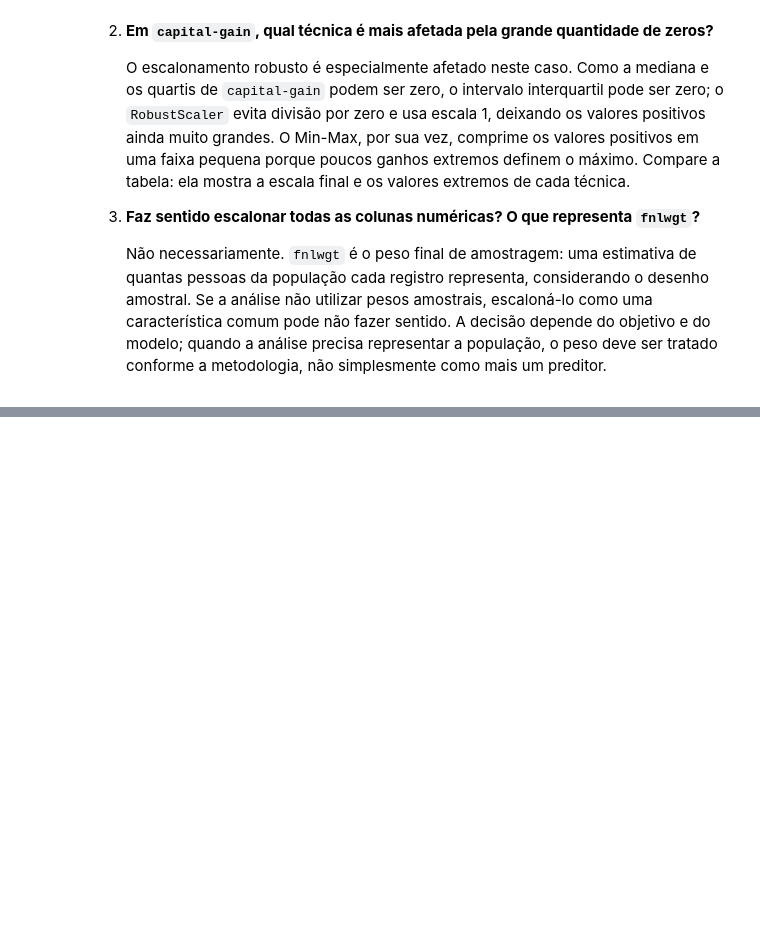
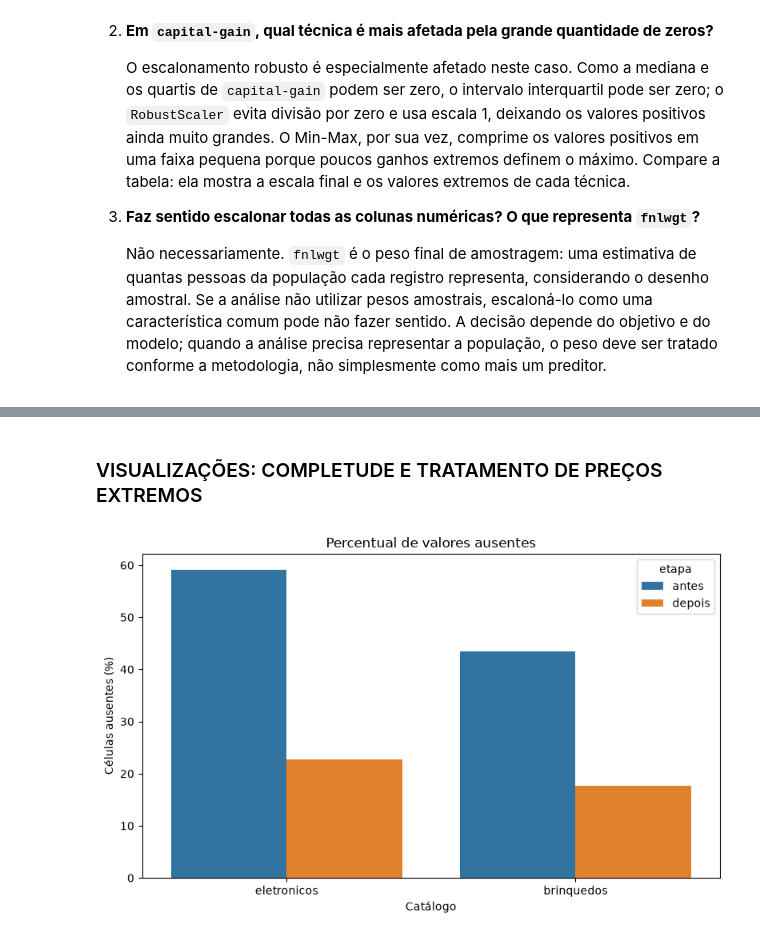
Before and after one commit to Roger-dev-eng/UNIFSA, a Jupyter notebook: Ciência de dados/notebook/Análise Exploratória e Preparação de Dados.ipynb, the cells around one changed output, grey strips where cells are left out. Cells and saved outputs as stored; diff of their text form; code cells hidden in the pictures; blank space fills up the shorter version.

```diff
--- a/Ciência de dados/notebook/Análise Exploratória e Preparação de Dados.ipynb
+++ b/Ciência de dados/notebook/Análise Exploratória e Preparação de Dados.ipynb
@@ -585,0 +855,10 @@ resumo_extremos
+# %%
+arquivos = {
+    "eletronicos": "../data/us-shein-electronics-4395.csv",
+    "brinquedos": "../data/us-shein-toys_and_games-3577.csv"
+}
+dados_brutos = {
+    nome: pd.read_csv(caminho, dtype="string")
+    for nome, caminho in arquivos.items()
+}
+{nome: df.shape for nome, df in dados_brutos.items()}
@@ -585,0 +1015,6 @@ resumo_extremos
+# %%
+dados_limpos = {
+    nome: limpar_catalogo(df, nome)
+    for nome, df in dados_brutos.items()
+}
+{nome: df.shape for nome, df in dados_limpos.items()}
@@ -585,0 +1025,19 @@ resumo_extremos
+# %%
+def indicadores_qualidade(df, nome, etapa):
+    total_celulas = df.shape[0] * df.shape[1]
+    return {
+        "catalogo": nome,
+        "etapa": etapa,
+        "linhas": len(df),
+        "colunas": df.shape[1],
+        "ausentes_pct": round(100 * df.isna().sum().sum() / total_celulas, 2) if total_celulas else 0,
+        "duplicatas_exatas": int(df.duplicated().sum()),
+        "tipos_das_colunas": "; ".join(f"{col}: {tipo}" for col, tipo in df.dtypes.astype(str).items())
+    }
+
+comparacao_qualidade = []
+for nome in dados_brutos:
+    comparacao_qualidade.append(indicadores_qualidade(dados_brutos[nome], nome, "antes"))
+    comparacao_qualidade.append(indicadores_qualidade(dados_limpos[nome], nome, "depois"))
+qualidade = pd.DataFrame(comparacao_qualidade)
+qualidade
@@ -585,0 +1050,12 @@ resumo_extremos
+# %% [markdown]
+### VISUALIZAÇÕES: COMPLETUDE E TRATAMENTO DE PREÇOS EXTREMOS
+# %%
+fig, ax = plt.subplots(figsize=(8, 5))
+sns.barplot(data=qualidade, x="catalogo", y="ausentes_pct", hue="etapa", ax=ax)
+ax.set_title("Percentual de valores ausentes")
+ax.set_ylabel("Células ausentes (%)")
+ax.set_xlabel("Catálogo")
+plt.tight_layout()
+plt.show()
+# %% [output]
+[figure, added]
```
Also changed, not shown: parts of 38 cells of this notebook, 2 other files.
